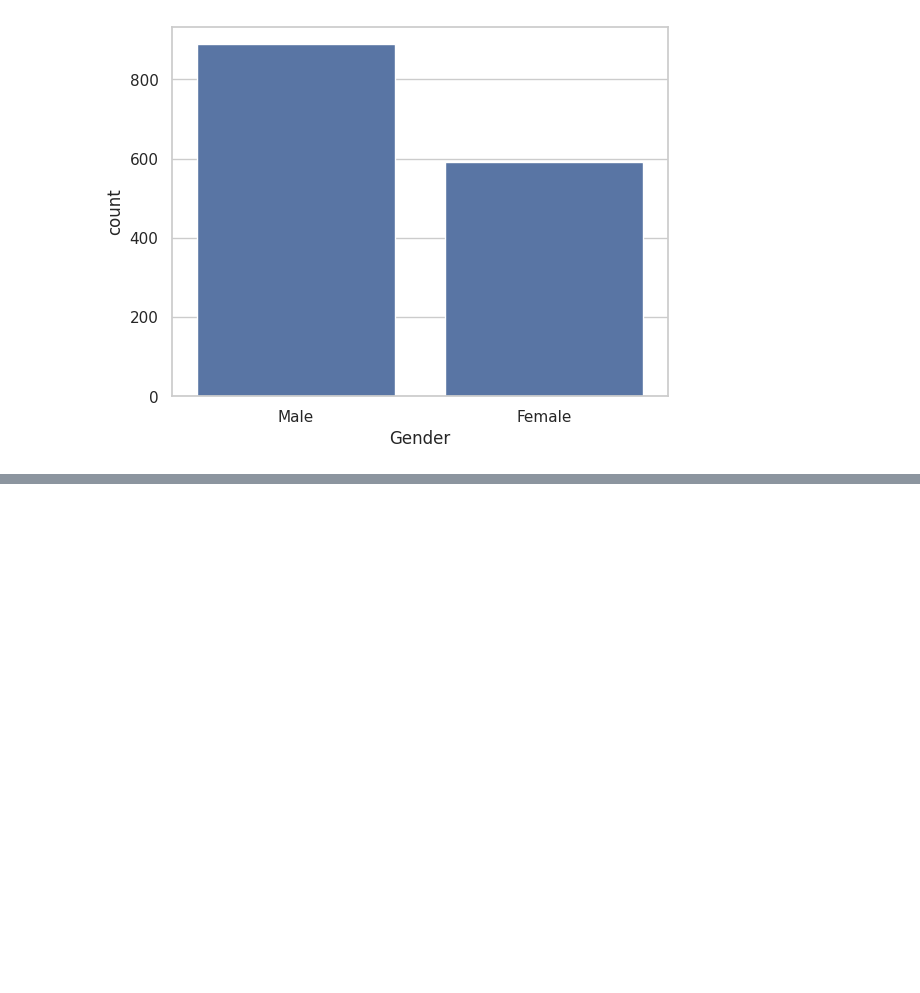
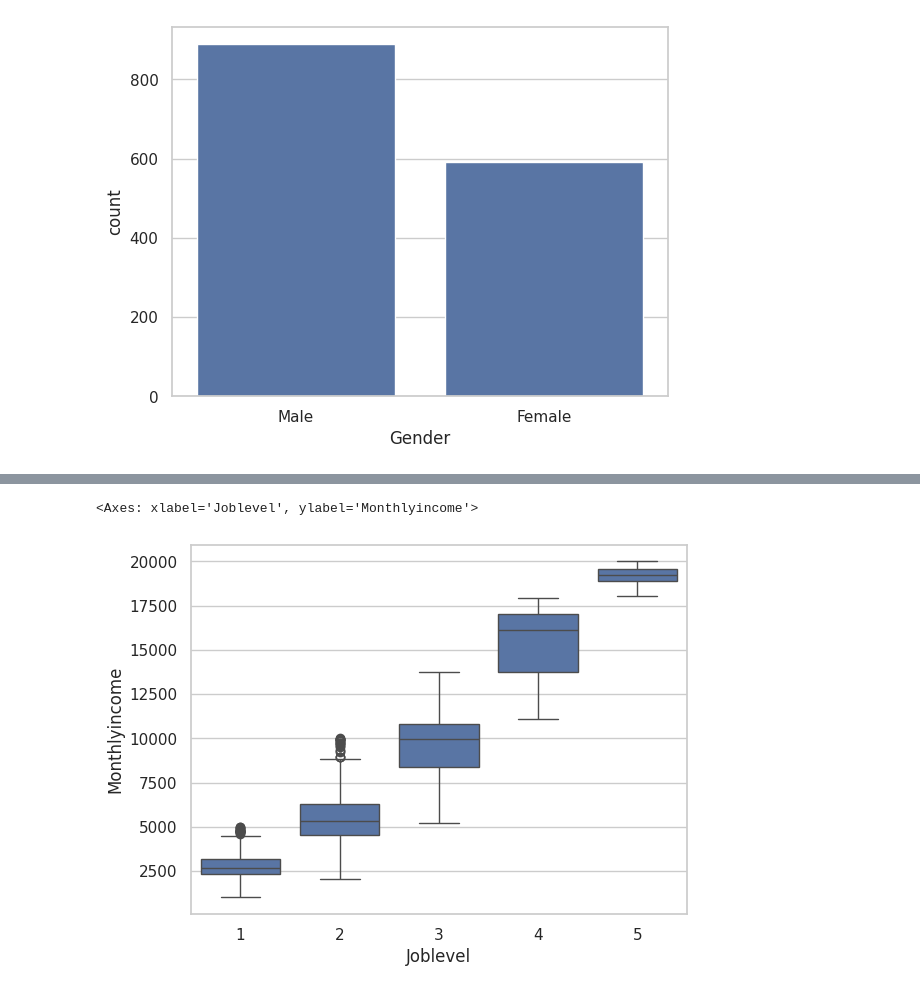
Before and after one commit to Rohit3435/HR-Analytics-PowerBI-Dashboard, a Jupyter notebook: HR_Analytics_End_to_End_Project.ipynb, the cells around one changed output, grey strips where cells are left out. Saved outputs shown, nothing was run; the diff lists cells and outputs as text; code cells hidden in the pictures; blank space fills up the shorter version.

```diff
--- a/HR_Analytics_End_to_End_Project.ipynb
+++ b/HR_Analytics_End_to_End_Project.ipynb
@@ -284,0 +304,5 @@ sns.countplot(x='Gender',data=df)
+# %%
+sns.boxplot(x='Joblevel',y='Monthlyincome',data=df)
+# %% [output]
+<Axes: xlabel='Joblevel', ylabel='Monthlyincome'>
+[figure, added]
```
Also changed, not shown: parts of 6 cells of this notebook.
